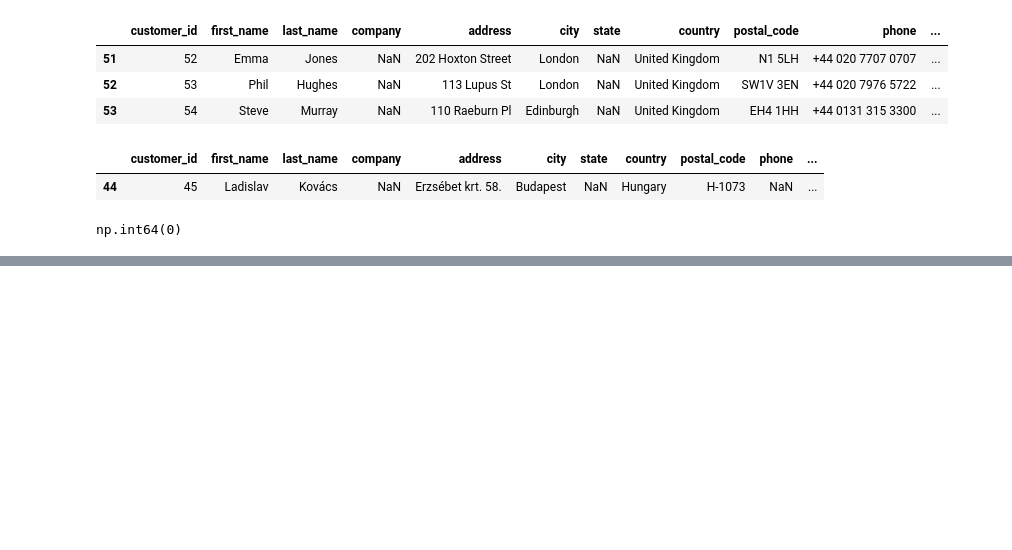
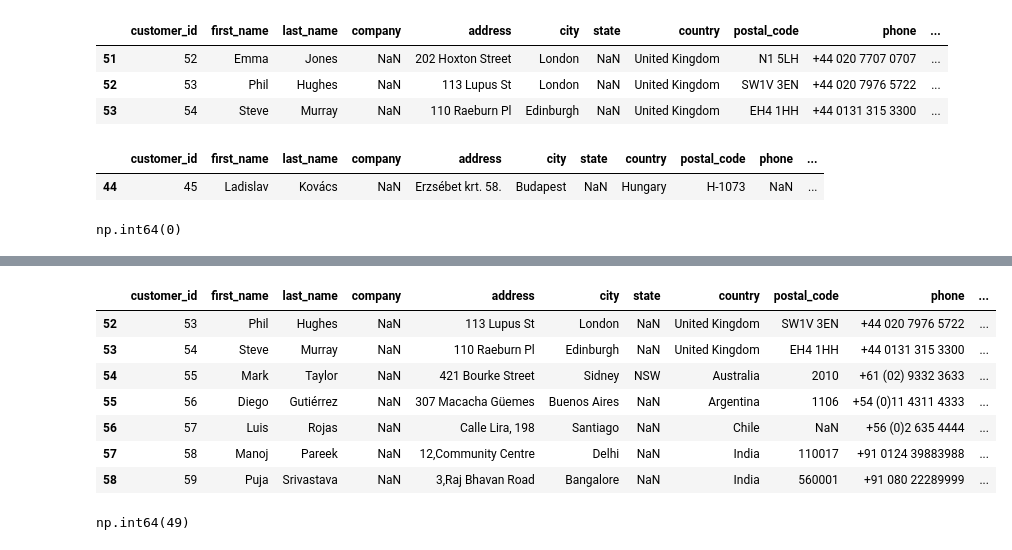
Before and after one commit to leventeblanar/Python_learn, a Jupyter notebook: Python_data_science/exercise.ipynb, the cells around one changed output, grey strips where cells are left out. Cells and saved outputs as stored; diff of their text form; code cells hidden in the pictures; blank space fills up the shorter version.

```diff
--- a/Python_data_science/exercise.ipynb
+++ b/Python_data_science/exercise.ipynb
@@ -437,0 +440,4 @@ np.int64(0)
+# %%
+import pandas as pd
+
+df = pd.read_csv('customer.csv')
@@ -437,0 +478,4 @@ np.int64(0)
+# %%
+df['last_name_length'] = df['last_name'].str.len()
+
+df
@@ -437,0 +500,15 @@ np.int64(0)
+# %%
+df.tail(7)
+# %% [output]
+|  | customer_id | first_name | last_name | company | address | city | state | country | postal_code | phone | ... |
+| 52 | 53 | Phil | Hughes | NaN | 113 Lupus St | London | NaN | United Kingdom | SW1V 3EN | +44 020 7976 5722 | ... |
+| 53 | 54 | Steve | Murray | NaN | 110 Raeburn Pl | Edinburgh | NaN | United Kingdom | EH4 1HH | +44 0131 315 3300 | ... |
+| 54 | 55 | Mark | Taylor | NaN | 421 Bourke Street | Sidney | NSW | Australia | 2010 | +61 (02) 9332 3633 | ... |
+| 55 | 56 | Diego | Gutiérrez | NaN | 307 Macacha Güemes | Buenos Aires | NaN | Argentina | 1106 | +54 (0)11 4311 4333 | ... |
+| 56 | 57 | Luis | Rojas | NaN | Calle Lira, 198 | Santiago | NaN | Chile | NaN | +56 (0)2 635 4444 | ... |
+| 57 | 58 | Manoj | Pareek | NaN | 12,Community Centre | Delhi | NaN | India | 110017 | +91 0124 39883988 | ... |
+| 58 | 59 | Puja | Srivastava | NaN | 3,Raj Bhavan Road | Bangalore | NaN | India | 560001 | +91 080 22289999 | ... |
+# %%
+df['company'].isna().sum()
+# %% [output]
+np.int64(49)
```
Also changed, not shown: parts of 9 cells of this notebook.
